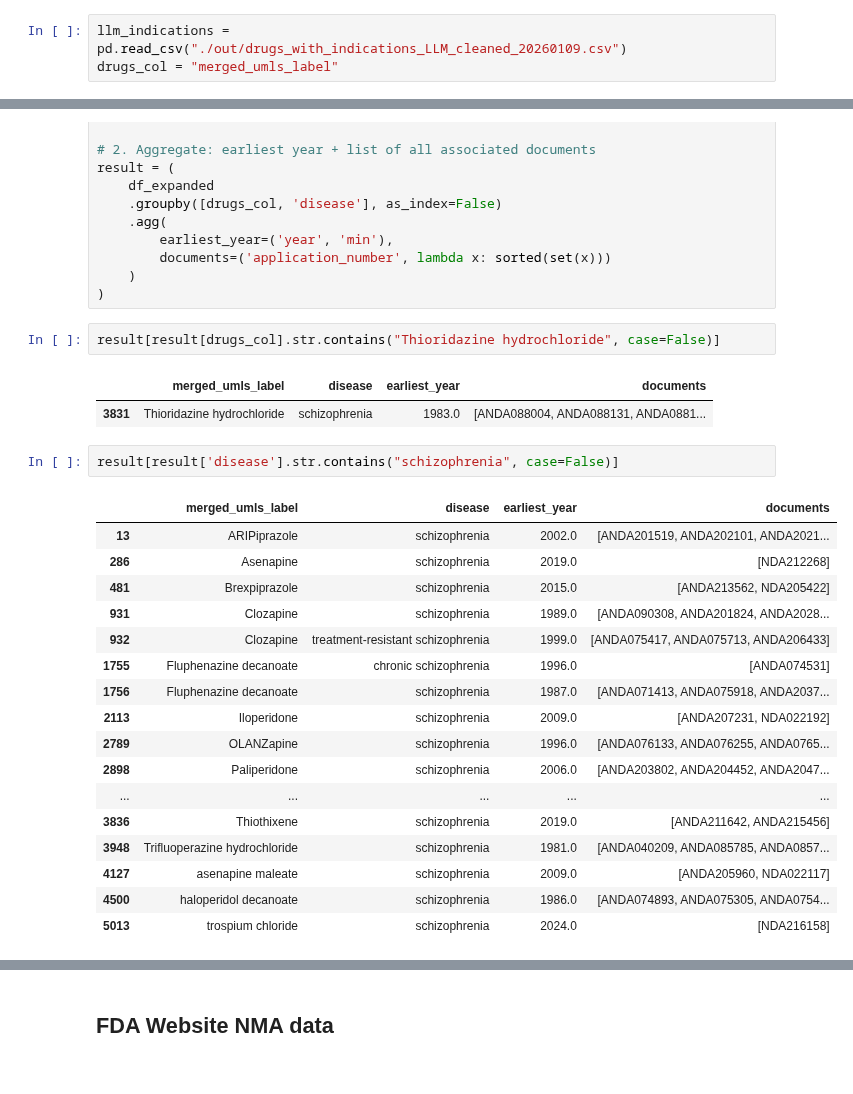
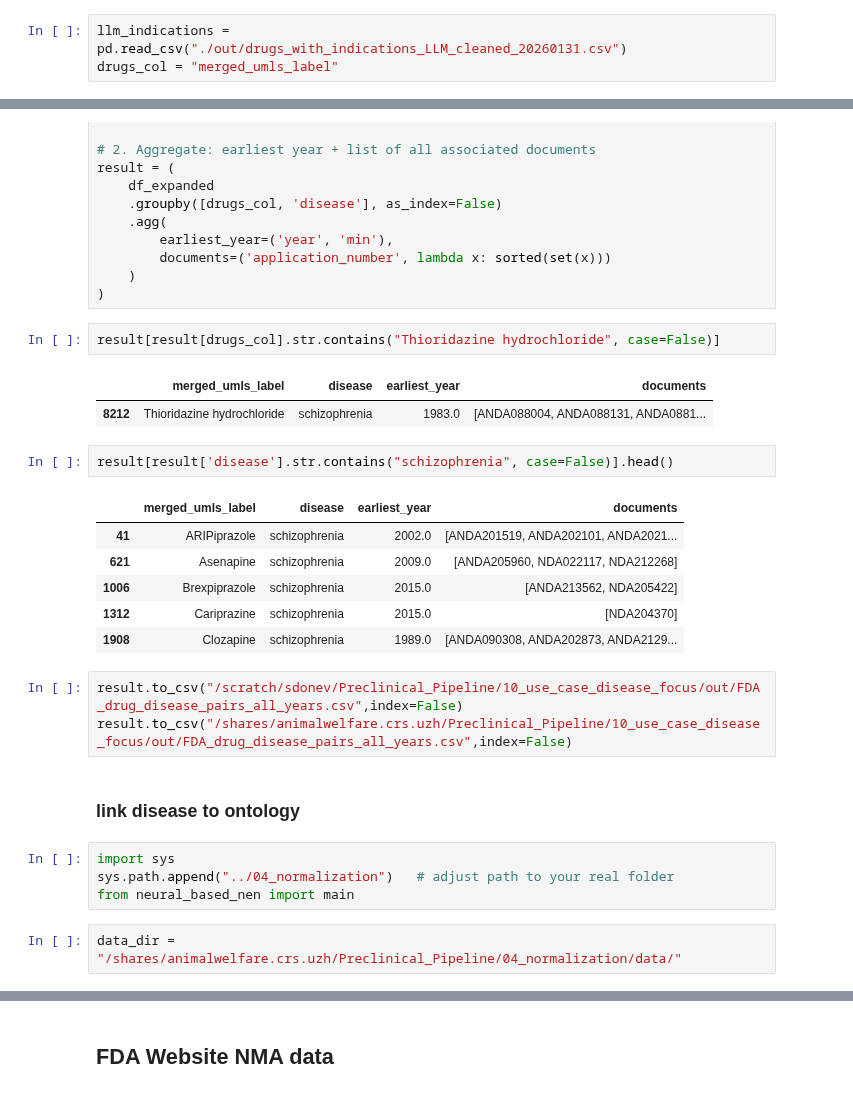
Before and after one commit to Ineichen-Group/Preclinical_DrugDisease_Translation_Pipeline, a Jupyter notebook: 10_drug_disease_translation_analysis/FDA_05_Process_Indications.ipynb, the cells around one changed output, grey strips where cells are left out. Drawn from its saved outputs; the diff is of its cells as text.

Commit message:
working with additional FDA links

```diff
--- a/10_drug_disease_translation_analysis/FDA_05_Process_Indications.ipynb
+++ b/10_drug_disease_translation_analysis/FDA_05_Process_Indications.ipynb
@@ -8,7 +8,7 @@ import matplotlib.pyplot as plt
 # %% [markdown]
 ## Process LLM Drug Indications
 # %%
-llm_indications = pd.read_csv("./out/drugs_with_indications_LLM_cleaned_20260109.csv")
+llm_indications = pd.read_csv("./out/drugs_with_indications_LLM_cleaned_20260131.csv")
 drugs_col = "merged_umls_label"
 # %%
 llm_indications_data = llm_indications[['unique_id', drugs_col, 'year','application_number', 'active_ingredients_split', 'disease_from_indications']]
@@ -59,24 +70,24 @@ result = (
 result[result[drugs_col].str.contains("Thioridazine hydrochloride", case=False)]
 # %% [output]
 |  | merged_umls_label | disease | earliest_year | documents |
-| 3831 | Thioridazine hydrochloride | schizophrenia | 1983.0 | [ANDA088004, ANDA088131, ANDA0881... |
+| 8212 | Thioridazine hydrochloride | schizophrenia | 1983.0 | [ANDA088004, ANDA088131, ANDA0881... |
 # %%
-result[result['disease'].str.contains("schizophrenia", case=False)]
+result[result['disease'].str.contains("schizophrenia", case=False)].head()
 # %% [output]
 |  | merged_umls_label | disease | earliest_year | documents |
-| 13 | ARIPiprazole | schizophrenia | 2002.0 | [ANDA201519, ANDA202101, ANDA2021... |
-| 286 | Asenapine | schizophrenia | 2019.0 | [NDA212268] |
-| 481 | Brexpiprazole | schizophrenia | 2015.0 | [ANDA213562, NDA205422] |
-| 931 | Clozapine | schizophrenia | 1989.0 | [ANDA090308, ANDA201824, ANDA2028... |
-| 932 | Clozapine | treatment-resistant schizophrenia | 1999.0 | [ANDA075417, ANDA075713, ANDA206433] |
-| 1755 | Fluphenazine decanoate | chronic schizophrenia | 1996.0 | [ANDA074531] |
-| 1756 | Fluphenazine decanoate | schizophrenia | 1987.0 | [ANDA071413, ANDA075918, ANDA2037... |
-| 2113 | Iloperidone | schizophrenia | 2009.0 | [ANDA207231, NDA022192] |
-| 2789 | OLANZapine | schizophrenia | 1996.0 | [ANDA076133, ANDA076255, ANDA0765... |
-| 2898 | Paliperidone | schizophrenia | 2006.0 | [ANDA203802, ANDA204452, ANDA2047... |
-| ... | ... | ... | ... | ... |
-| 3836 | Thiothixene | schizophrenia | 2019.0 | [ANDA211642, ANDA215456] |
-| 3948 | Trifluoperazine hydrochloride | schizophrenia | 1981.0 | [ANDA040209, ANDA085785, ANDA0857... |
-| 4127 | asenapine maleate | schizophrenia | 2009.0 | [ANDA205960, NDA022117] |
-| 4500 | haloperidol decanoate | schizophrenia | 1986.0 | [ANDA074893, ANDA075305, ANDA0754... |
-| 5013 | trospium chloride | schizophrenia | 2024.0 | [NDA216158] |
+| 41 | ARIPiprazole | schizophrenia | 2002.0 | [ANDA201519, ANDA202101, ANDA2021... |
+| 621 | Asenapine | schizophrenia | 2009.0 | [ANDA205960, NDA022117, NDA212268] |
+| 1006 | Brexpiprazole | schizophrenia | 2015.0 | [ANDA213562, NDA205422] |
+| 1312 | Cariprazine | schizophrenia | 2015.0 | [NDA204370] |
+| 1908 | Clozapine | schizophrenia | 1989.0 | [ANDA090308, ANDA202873, ANDA2129... |
+# %%
+result.to_csv("/scratch/sdonev/Preclinical_Pipeline/10_use_case_disease_focus/out/FDA_drug_disease_pairs_all_years.csv",index=False)
+result.to_csv("/shares/animalwelfare.crs.uzh/Preclinical_Pipeline/10_use_case_disease_focus/out/FDA_drug_disease_pairs_all_years.csv",index=False)
+# %% [markdown]
+### link disease to ontology
+# %%
+import sys
+sys.path.append("../04_normalization")   # adjust path to your real folder
+from neural_based_nen import main
+# %%
+data_dir =  "/shares/animalwelfare.crs.uzh/Preclinical_Pipeline/04_normalization/data/"
```
Also changed, not shown: parts of 14 cells of this notebook, 1 other file.
